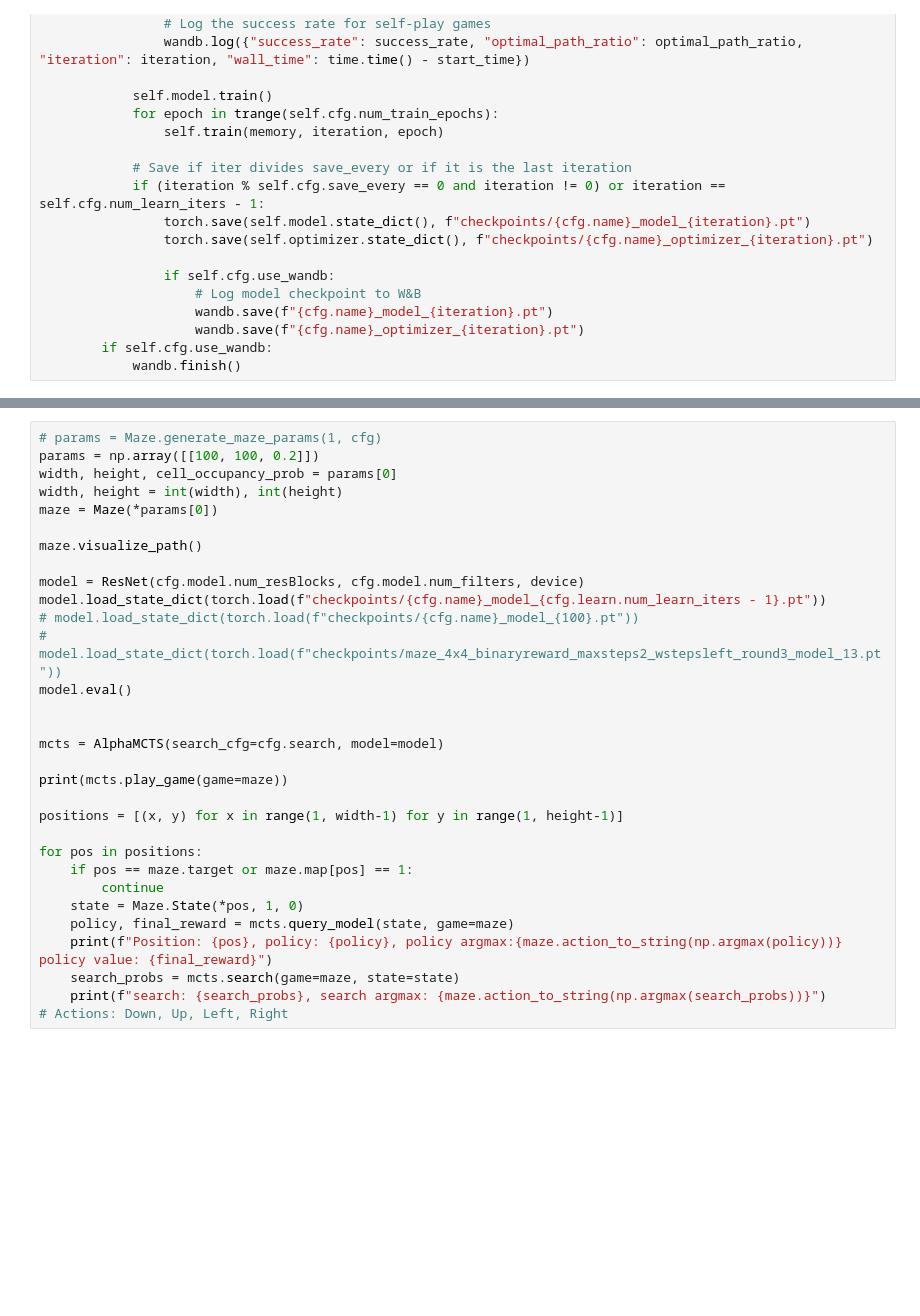
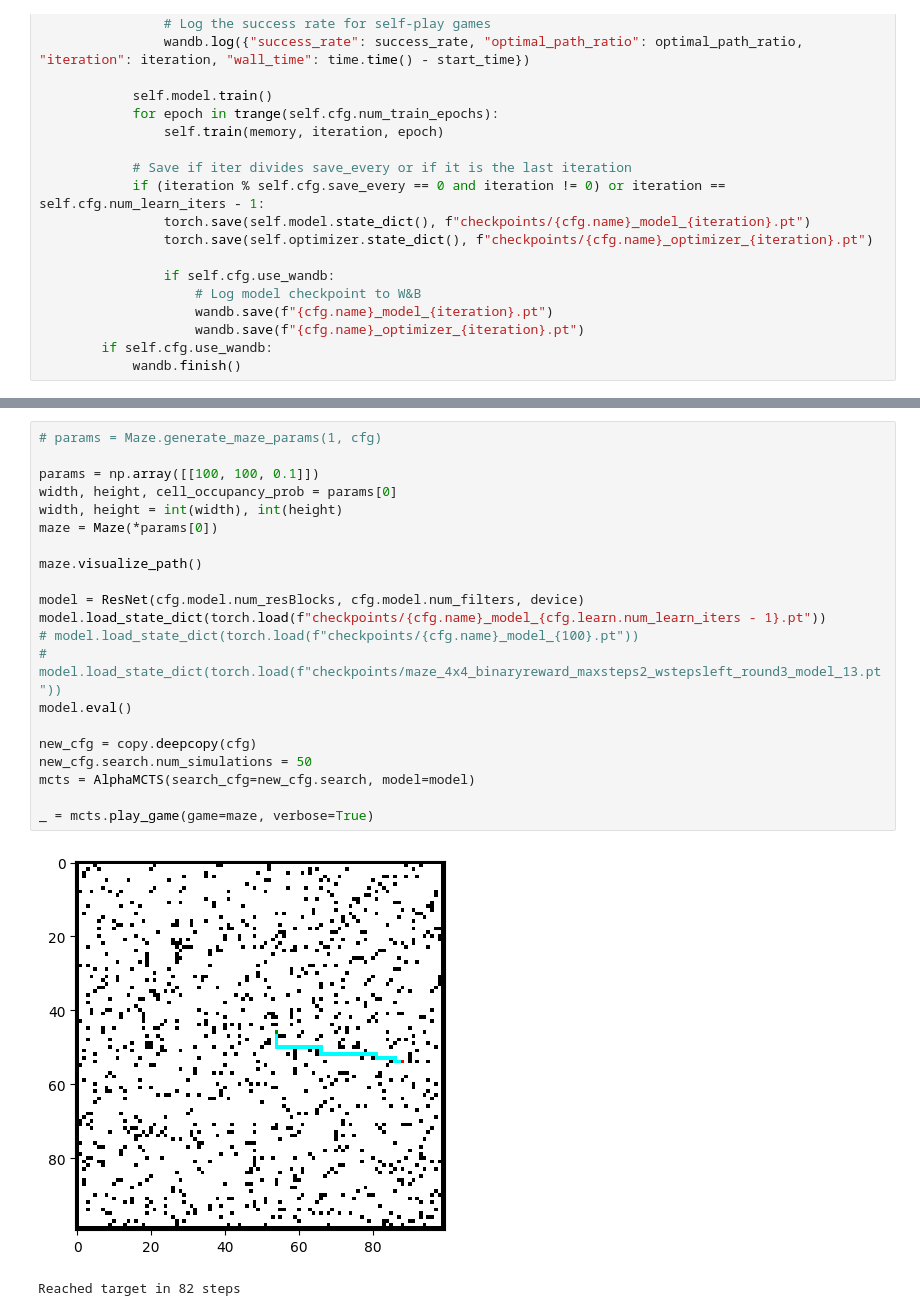
Before and after one commit to shaoyuancc/AlphaZeroFromScratch, a Jupyter notebook: discrete_maze/AlphaParallel_curriculum_targetplane.ipynb, the cells around one changed output, grey strips where cells are left out. Cells and saved outputs as stored; diff of their text form; blank space fills up the shorter version.

```diff
--- a/discrete_maze/AlphaParallel_curriculum_targetplane.ipynb
+++ b/discrete_maze/AlphaParallel_curriculum_targetplane.ipynb
@@ -880,31 +880,24 @@ View run at https://wandb.ai/contact_placement/alpha-zero-discrete-maze/runs/fl5
 # %%
 # params = Maze.generate_maze_params(1, cfg)
-params = np.array([[100, 100, 0.2]])
+
+params = np.array([[100, 100, 0.1]])
 width, height, cell_occupancy_prob = params[0]
 width, height = int(width), int(height)
 maze = Maze(*params[0])
 
 maze.visualize_path()
 
 model = ResNet(cfg.model.num_resBlocks, cfg.model.num_filters, device)
 model.load_state_dict(torch.load(f"checkpoints/{cfg.name}_model_{cfg.learn.num_learn_iters - 1}.pt"))
 # model.load_state_dict(torch.load(f"checkpoints/{cfg.name}_model_{100}.pt"))
 # model.load_state_dict(torch.load(f"checkpoints/maze_4x4_binaryreward_maxsteps2_wstepsleft_round3_model_13.pt"))
 model.eval()
 
+new_cfg = copy.deepcopy(cfg)
+new_cfg.search.num_simulations = 50
+mcts = AlphaMCTS(search_cfg=new_cfg.search, model=model)
 
-mcts = AlphaMCTS(search_cfg=cfg.search, model=model)
-
-print(mcts.play_game(game=maze))
-
-positions = [(x, y) for x in range(1, width-1) for y in range(1, height-1)]
-
-for pos in positions:
-    if pos == maze.target or maze.map[pos] == 1:
-        continue
-    state = Maze.State(*pos, 1, 0)
-    policy, final_reward = mcts.query_model(state, game=maze)
-    print(f"Position: {pos}, policy: {policy}, policy argmax:{maze.action_to_string(np.argmax(policy))} policy value: {final_reward}")
-    search_probs = mcts.search(game=maze, state=state)
-    print(f"search: {search_probs}, search argmax: {maze.action_to_string(np.argmax(search_probs))}")
-# Actions: Down, Up, Left, Right
+_ = mcts.play_game(game=maze, verbose=True)
+# %% [output]
+[figure, added]
+Reached target in 82 steps
```
Also changed, not shown: parts of 7 cells of this notebook, 18 other files.
